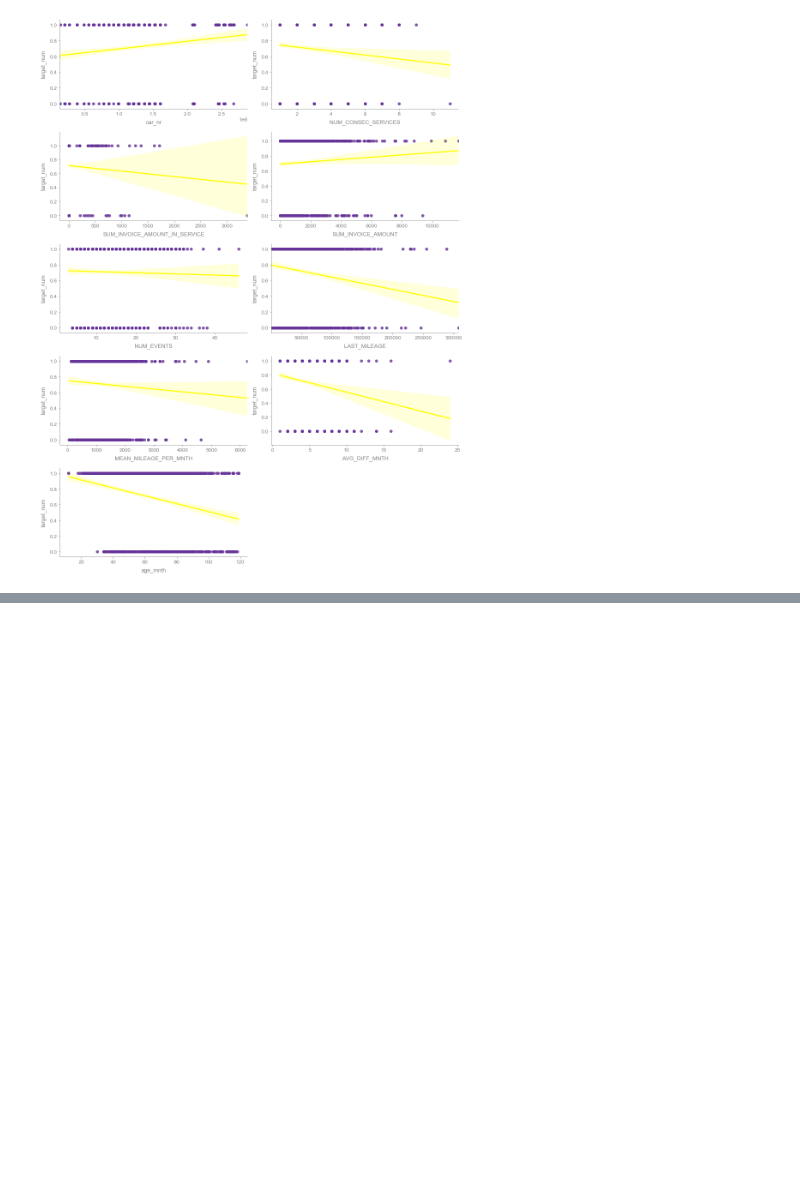
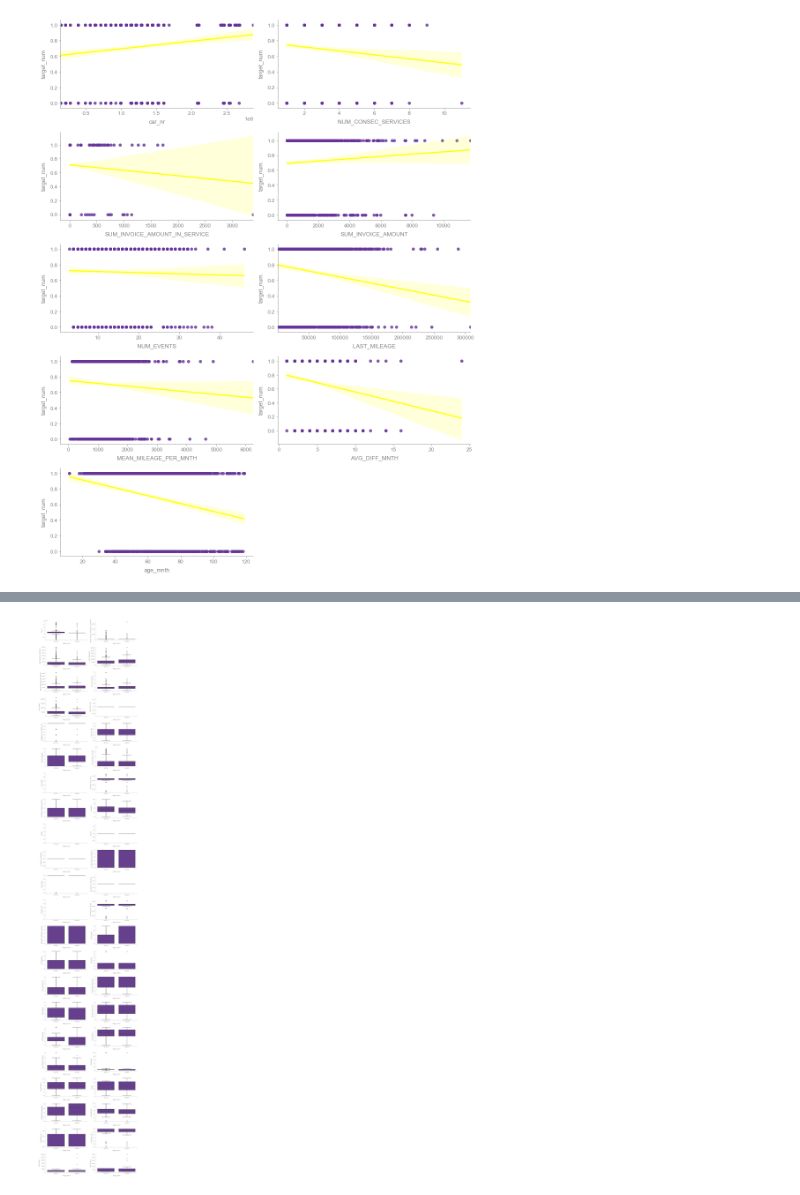
Before and after one commit to rbuerki/codebook, a Jupyter notebook: dev/dev_EDA.ipynb, the cells around one changed output, grey strips where cells are left out. Cells and saved outputs as stored; diff of their text form; code cells hidden in the pictures; blank space fills up the shorter version.

```diff
--- a/dev/dev_EDA.ipynb
+++ b/dev/dev_EDA.ipynb
@@ -158,0 +141,4 @@ EDA.plot_correlations_numeric_to_target_lineplots(df_short, "target_num", ylim=(
+# %%
+EDA.plot_correlations_numeric_to_target_boxplots(df_categorical, "target_event")
+# %% [output]
+[figure, added]
```
Also changed, not shown: parts of 12 cells of this notebook, 1 other file.
